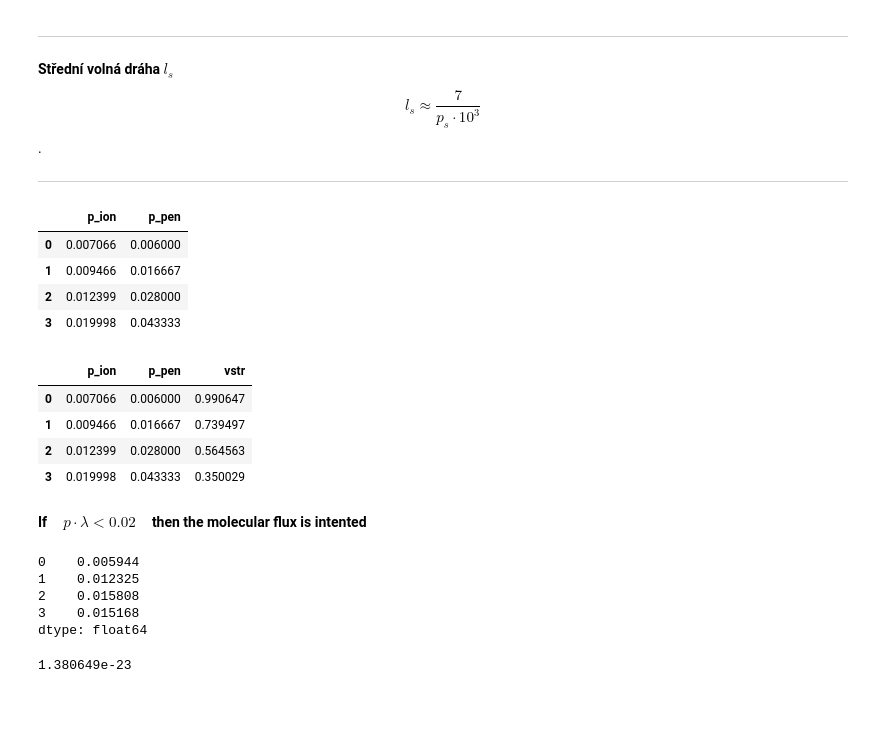
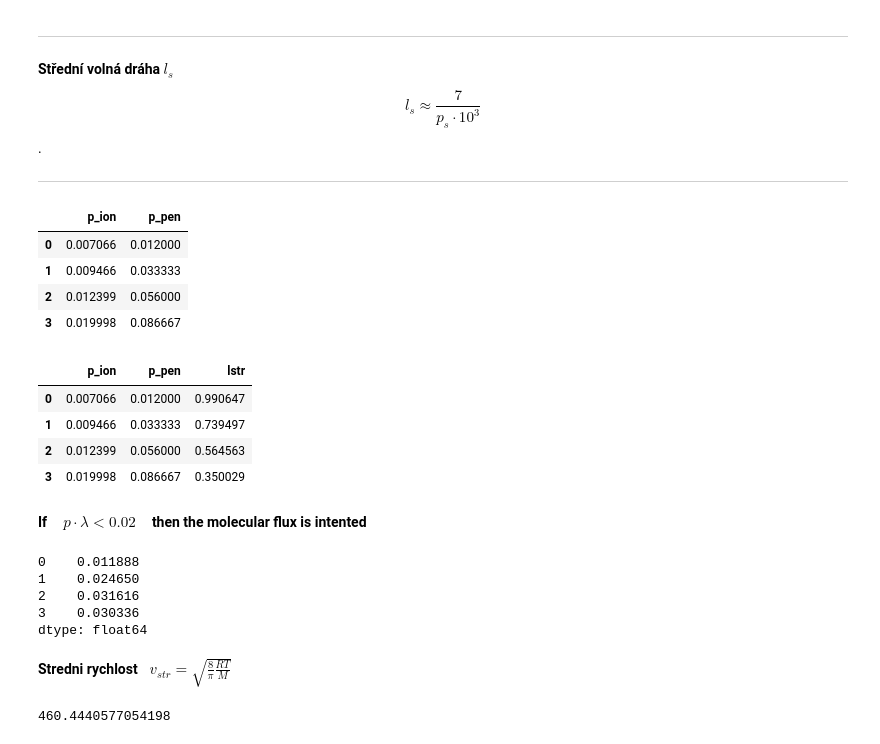
Before and after one commit to Lexmidan/arameic-mishmash, a Jupyter notebook: VKT/DOV/DOV.ipynb, the cells around one changed output. Saved outputs shown, nothing was run; the diff lists cells and outputs as text; code cells hidden in the pictures; blank space fills up the shorter version.

```diff
--- a/VKT/DOV.ipynb
+++ b/VKT/DOV/DOV.ipynb
@@ -152,39 +152,42 @@ $\Delta p = p_\mathrm{P}-p_\mathrm{I}$
 
 ***
 # %%
-rych=pd.read_csv(f'{path}uloha4.csv', header=0, delimiter=';', decimal=',')
+tlaky=pd.read_csv(f'{path}uloha4.csv', header=0, delimiter=';', decimal=',')
 
-rych['p_pen']=kalib['pi'] #using calibration I changed unitless p_pen to calibrated value
-rych.head()
+tlaky['p_pen']=kalib['pi'] #using calibration I changed unitless p_pen to calibrated value
+tlaky.head()
 # %% [output]
 |  | p_ion | p_pen |
-| 0 | 0.007066 | 0.006000 |
-| 1 | 0.009466 | 0.016667 |
-| 2 | 0.012399 | 0.028000 |
-| 3 | 0.019998 | 0.043333 |
+| 0 | 0.007066 | 0.012000 |
+| 1 | 0.009466 | 0.033333 |
+| 2 | 0.012399 | 0.056000 |
+| 3 | 0.019998 | 0.086667 |
 # %%
 rych['lstr']=7/(rych['p_ion']*1e3)
 # %%
 rych.head()
 # %% [output]
-|  | p_ion | p_pen | vstr |
-| 0 | 0.007066 | 0.006000 | 0.990647 |
-| 1 | 0.009466 | 0.016667 | 0.739497 |
-| 2 | 0.012399 | 0.028000 | 0.564563 |
-| 3 | 0.019998 | 0.043333 | 0.350029 |
+|  | p_ion | p_pen | lstr |
+| 0 | 0.007066 | 0.012000 | 0.990647 |
+| 1 | 0.009466 | 0.033333 | 0.739497 |
+| 2 | 0.012399 | 0.056000 | 0.564563 |
+| 3 | 0.019998 | 0.086667 | 0.350029 |
 # %% [markdown]
 **If    $\; \; \; p\cdot\lambda<0.02\; \; \; $    then the molecular flux is intented**
 # %%
+#Podminka molekularity
 rych['lstr']*rych['p_pen']
 # %% [output]
-0    0.005944
-1    0.012325
-2    0.015808
-3    0.015168
+0    0.011888
+1    0.024650
+2    0.031616
+3    0.030336
 dtype: float64
-# %%
-c.k
-# %% [output]
-1.380649e-23
+# %% [markdown]
+**Stredni rychlost**   $\;\;v_{str}=\sqrt{\frac{8}{\pi}\frac{RT}{M}}$
 # %%
-l_d=c.k*300/(sqrt(2)*np.pi*rych['p_pen']*(5e-3)**2)
+
+v_str=np.sqrt(8/np.pi*c.R*300/29.96e-3)
+v_str
+# %% [output]
+460.4440577054198
```
Also changed, not shown: parts of 15 cells of this notebook, 22 other files.
